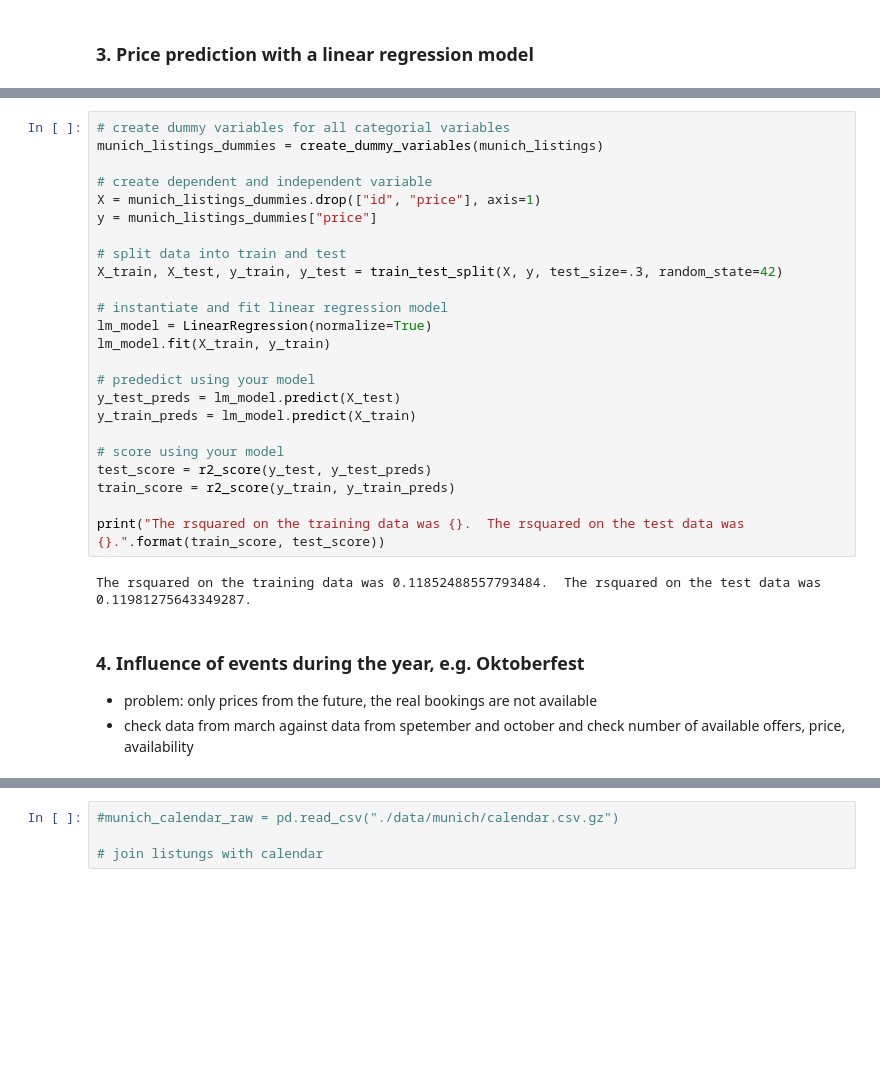
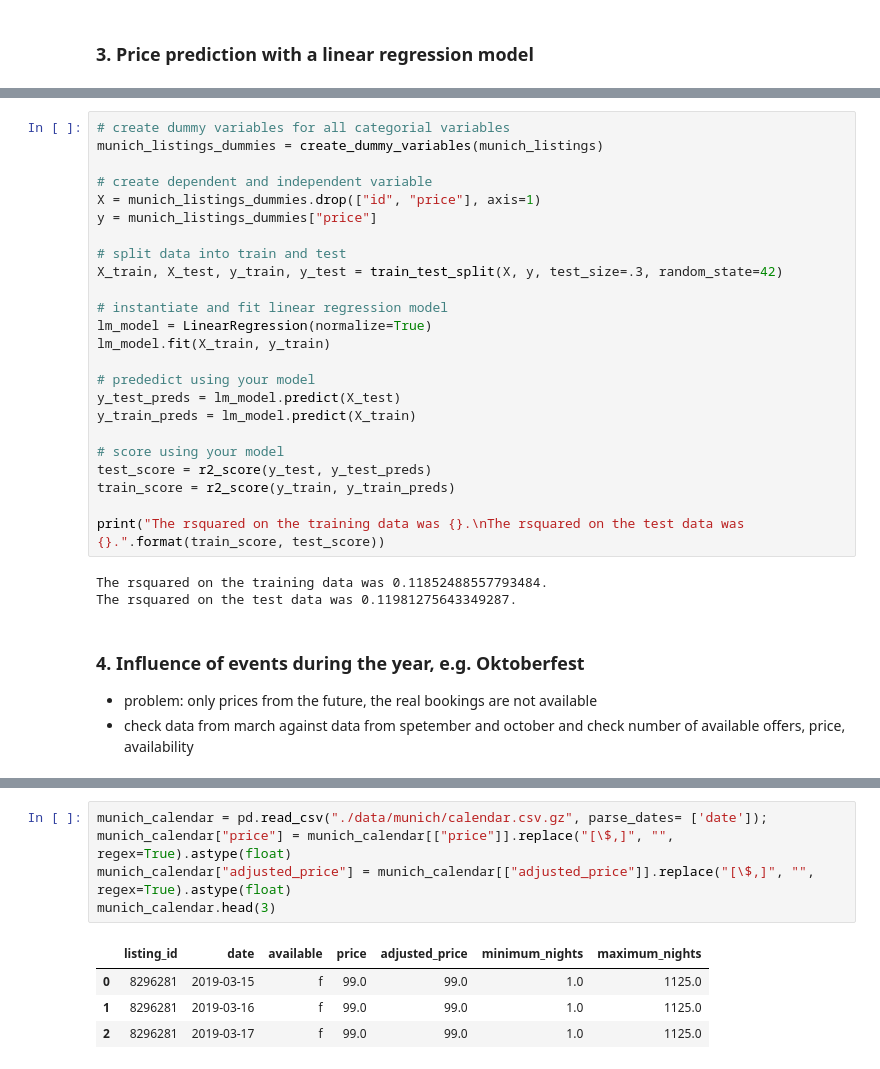
Before and after one commit to lethiess/AirBnB, a Jupyter notebook: AirBnb.ipynb, the cells around one changed output, grey strips where cells are left out. Drawn from its saved outputs; the diff is of its cells as text; blank space fills up the shorter version.

```diff
--- a/AirBnb.ipynb
+++ b/AirBnb.ipynb
@@ -453,9 +438,10 @@ y_train_preds = lm_model.predict(X_train)
 test_score = r2_score(y_test, y_test_preds)
 train_score = r2_score(y_train, y_train_preds)
 
-print("The rsquared on the training data was {}.  The rsquared on the test data was {}.".format(train_score, test_score))
+print("The rsquared on the training data was {}.\nThe rsquared on the test data was {}.".format(train_score, test_score))
 # %% [output]
-The rsquared on the training data was 0.11852488557793484.  The rsquared on the test data was 0.11981275643349287.
+The rsquared on the training data was 0.11852488557793484.
+The rsquared on the test data was 0.11981275643349287.
 # %% [markdown]
 ### 4. Influence of events during the year, e.g. Oktoberfest
  - problem: only prices from the future, the real bookings are not available
@@ -483,7 +469,13 @@ folium.map.Marker(
 munich_map_oktoberfest
 # %% [output]
 [interactive output not drawn]
-# %%
-#munich_calendar_raw = pd.read_csv("./data/munich/calendar.csv.gz")
-
-# join listungs with calendar
+# %%
+munich_calendar = pd.read_csv("./data/munich/calendar.csv.gz", parse_dates= ['date']);
+munich_calendar["price"] = munich_calendar[["price"]].replace("[\$,]", "", regex=True).astype(float)
+munich_calendar["adjusted_price"] = munich_calendar[["adjusted_price"]].replace("[\$,]", "", regex=True).astype(float)
+munich_calendar.head(3)
+# %% [output]
+|  | listing_id | date | available | price | adjusted_price | minimum_nights | maximum_nights |
+| 0 | 8296281 | 2019-03-15 | f | 99.0 | 99.0 | 1.0 | 1125.0 |
+| 1 | 8296281 | 2019-03-16 | f | 99.0 | 99.0 | 1.0 | 1125.0 |
+| 2 | 8296281 | 2019-03-17 | f | 99.0 | 99.0 | 1.0 | 1125.0 |
```
Also changed, not shown: parts of 9 cells of this notebook.
